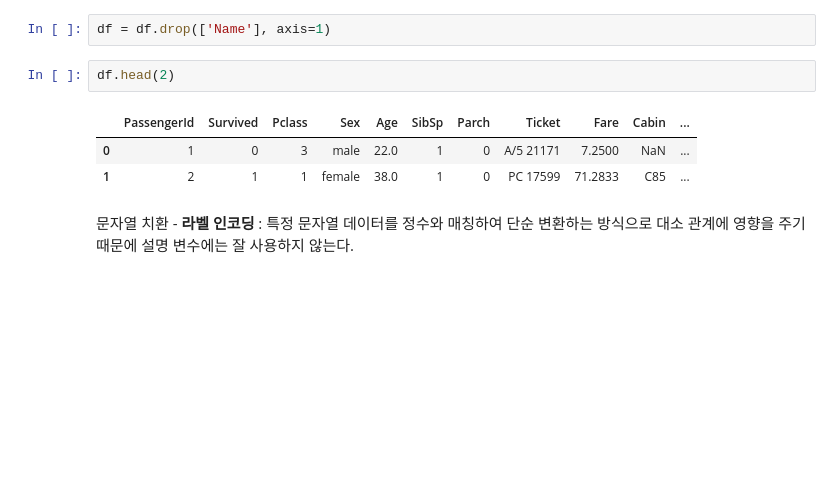
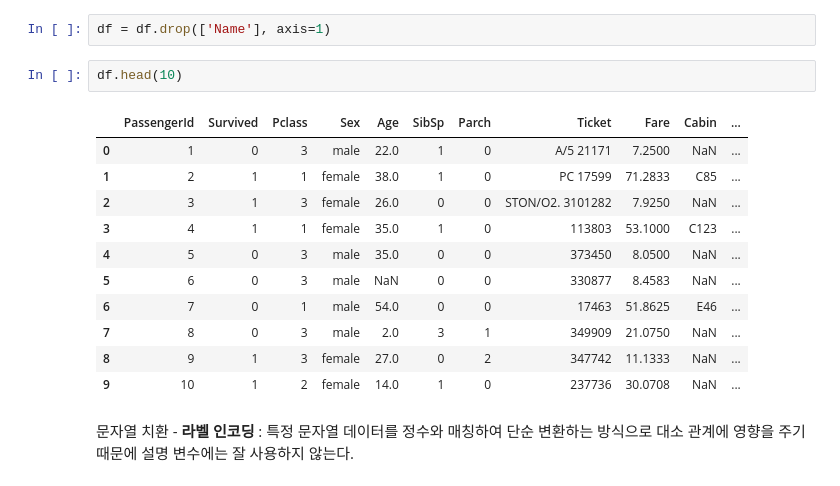
Before and after one commit to jcw1031/Data-Analysis-Lecture, a Jupyter notebook: practice01/Practice1.ipynb, the cells around one changed output. Drawn from its saved outputs; the diff is of its cells as text; blank space fills up the shorter version.

```diff
--- a/practice01/Practice1.ipynb
+++ b/practice01/Practice1.ipynb
@@ -39,11 +47,19 @@ memory usage: 83.7+ KB
 # %%
 df = df.drop(['Name'], axis=1)
 # %%
-df.head(2)
+df.head(10)
 # %% [output]
 |  | PassengerId | Survived | Pclass | Sex | Age | SibSp | Parch | Ticket | Fare | Cabin | ... |
 | 0 | 1 | 0 | 3 | male | 22.0 | 1 | 0 | A/5 21171 | 7.2500 | NaN | ... |
 | 1 | 2 | 1 | 1 | female | 38.0 | 1 | 0 | PC 17599 | 71.2833 | C85 | ... |
+| 2 | 3 | 1 | 3 | female | 26.0 | 0 | 0 | STON/O2. 3101282 | 7.9250 | NaN | ... |
+| 3 | 4 | 1 | 1 | female | 35.0 | 1 | 0 | 113803 | 53.1000 | C123 | ... |
+| 4 | 5 | 0 | 3 | male | 35.0 | 0 | 0 | 373450 | 8.0500 | NaN | ... |
+| 5 | 6 | 0 | 3 | male | NaN | 0 | 0 | 330877 | 8.4583 | NaN | ... |
+| 6 | 7 | 0 | 1 | male | 54.0 | 0 | 0 | 17463 | 51.8625 | E46 | ... |
+| 7 | 8 | 0 | 3 | male | 2.0 | 3 | 1 | 349909 | 21.0750 | NaN | ... |
+| 8 | 9 | 1 | 3 | female | 27.0 | 0 | 2 | 347742 | 11.1333 | NaN | ... |
+| 9 | 10 | 1 | 2 | female | 14.0 | 1 | 0 | 237736 | 30.0708 | NaN | ... |
 # %% [markdown]
 문자열 치환 - **라벨 인코딩** : 특정 문자열 데이터를 정수와 매칭하여 단순 변환하는 방식으로 대소 관계에 영향을 주기 때문에 설명 변수에는 잘 사용하지 않는다.
 # %%
```
Also changed, not shown: parts of 7 cells of this notebook, 5 other files.
